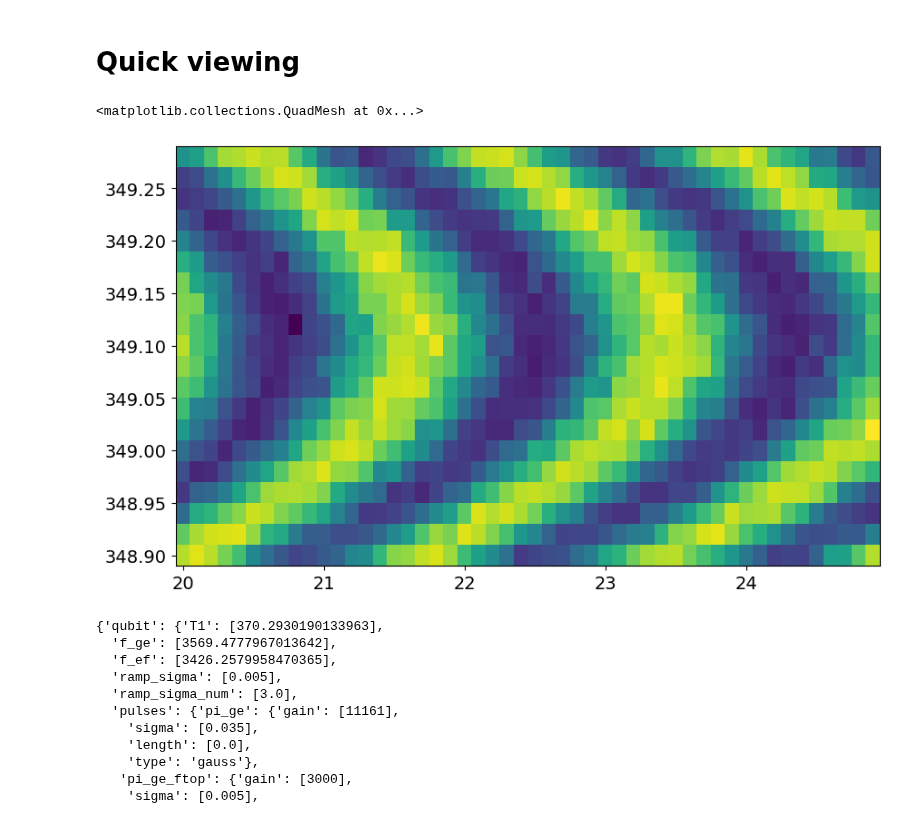
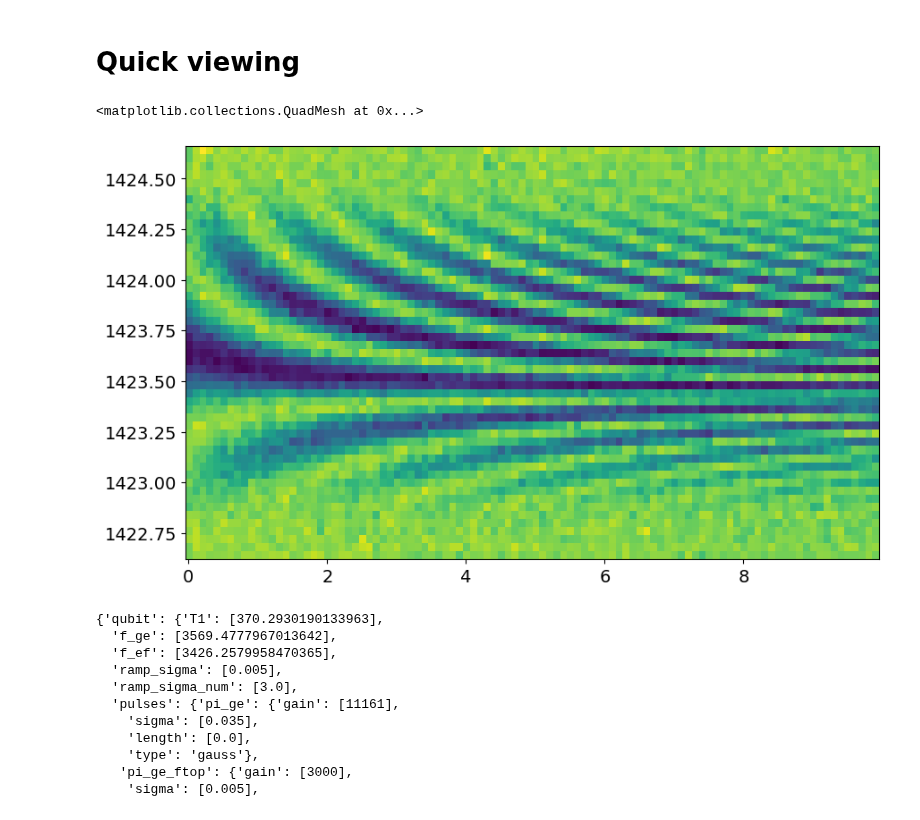
Before and after one commit to SchusterLab/multimode_expts, a Jupyter notebook: analysis_notebooks/qsim analysis.ipynb, the cells around one changed output. Drawn from its saved outputs; the diff is of its cells as text; code cells hidden in the pictures.

Commit message:
first sideband ramsey chevron meas (typo corrected)

```diff
--- a/analysis_notebooks/qsim analysis.ipynb
+++ b/analysis_notebooks/qsim analysis.ipynb
@@ -190,12 +190,12 @@ for kk in range(7):
 # %% [markdown]
 # Quick viewing
 # %%
-temp_data, attrs = prev_data(expt_path, f'00039_sideband_general_sweep.h5')
+temp_data, attrs = prev_data(expt_path, f'00000_SidebandChevron_M1S7.h5')
 # %%
-plt.pcolormesh(temp_data['xpts'], temp_data['freq_sweep'], temp_data['avgi'])
+plt.pcolormesh(temp_data['xpts'], temp_data['ypts'], temp_data['avgi'])
 # %% [output]
 <matplotlib.collections.QuadMesh at 0x...>
-[figure, old version]
+[figure, new version]
 # %%
 attrs['config']['device']
 # %% [output]
```
Also changed, not shown: parts of 3 cells of this notebook, 2 other files.
